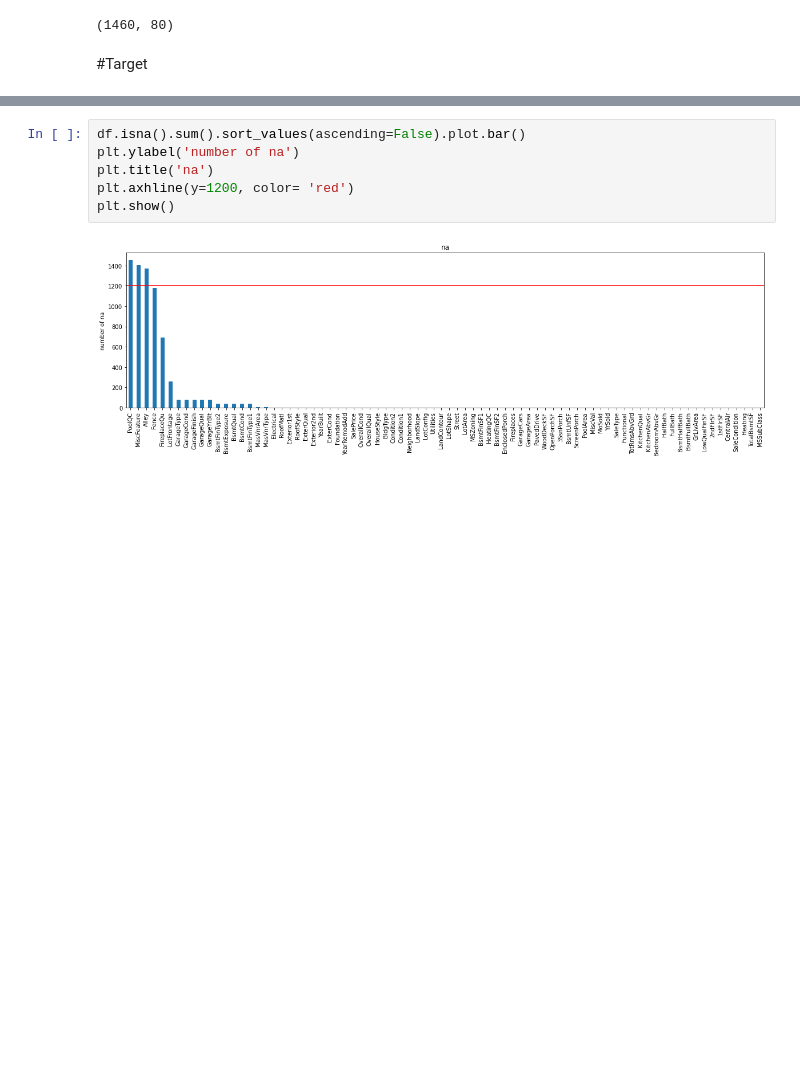
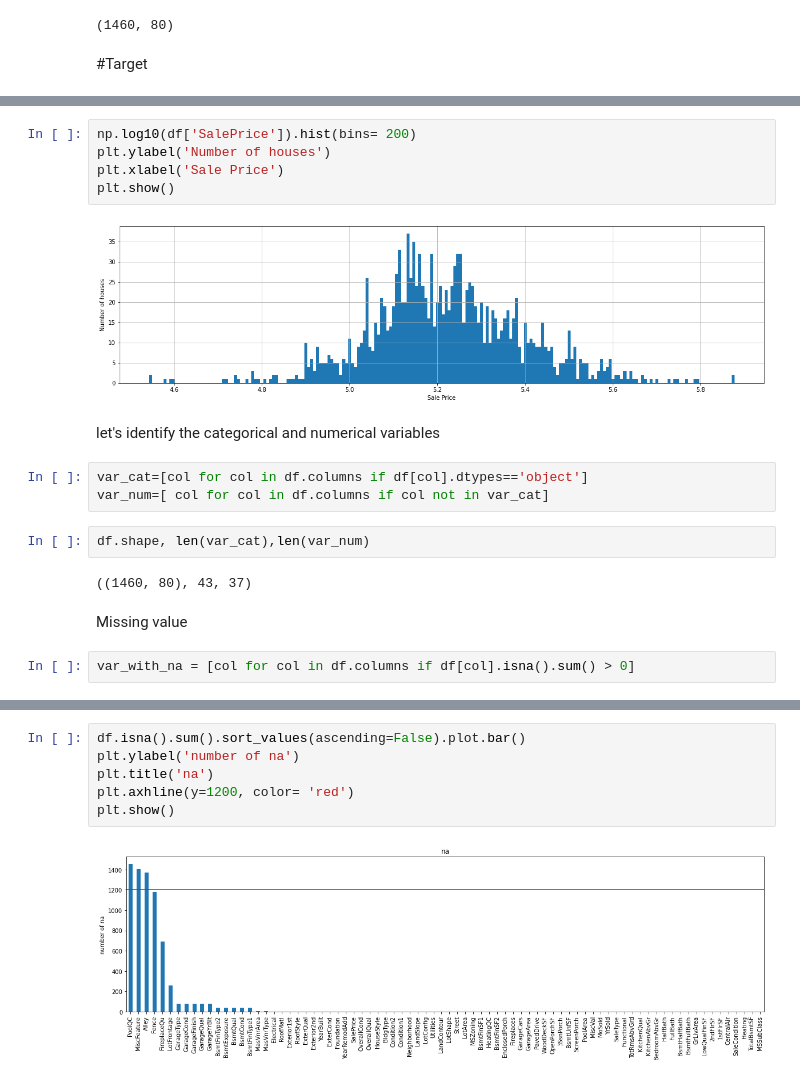
Before and after one commit to bridgecrew-perf6/deploying-machine-learning-models-1, a Jupyter notebook: ml_deploy_1.ipynb, the cells around one changed output, grey strips where cells are left out. Cells and saved outputs as stored; diff of their text form; blank space fills up the shorter version.

```diff
--- a/ml_deploy_1.ipynb
+++ b/ml_deploy_1.ipynb
@@ -39,0 +40,20 @@ plt.show()
+# %%
+np.log10(df['SalePrice']).hist(bins= 200)
+plt.ylabel('Number of houses')
+plt.xlabel('Sale Price')
+plt.show()
+# %% [output]
+[figure, added]
+# %% [markdown]
+let's identify the categorical and numerical variables
+# %%
+var_cat=[col for col in df.columns if df[col].dtypes=='object']
+var_num=[ col for col in df.columns if col not in var_cat]
+# %%
+df.shape, len(var_cat),len(var_num)
+# %% [output]
+((1460, 80), 43, 37)
+# %% [markdown]
+Missing value
+# %%
+var_with_na = [col for col in df.columns if df[col].isna().sum() > 0]
```
Also changed, not shown: parts of 6 cells of this notebook.
